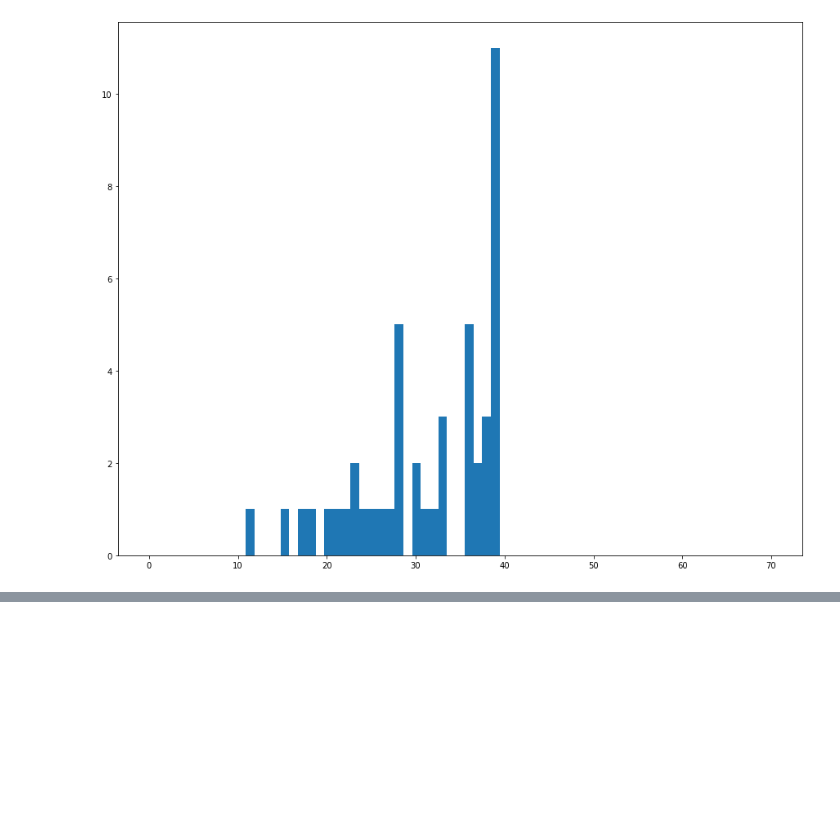
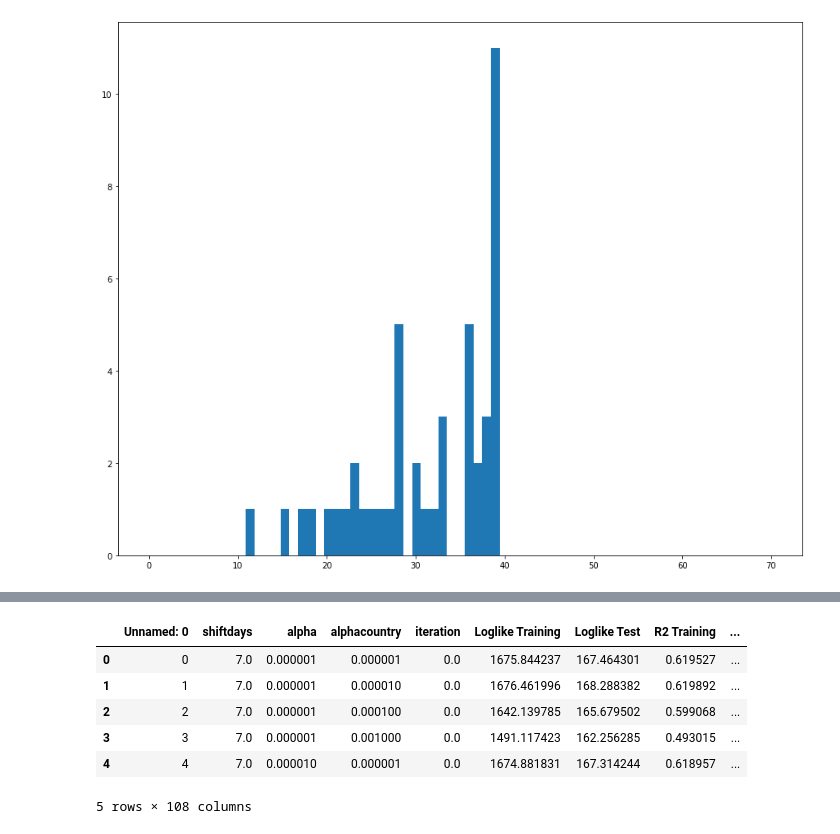
Before and after one commit to lukasgeyrhofer/corona, a Jupyter notebook: regression measures analysis.ipynb, the cells around one changed output, grey strips where cells are left out. Saved outputs shown, nothing was run; the diff lists cells and outputs as text; code cells hidden in the pictures; blank space fills up the shorter version.

```diff
--- a/regression measures analysis.ipynb
+++ b/regression measures analysis.ipynb
@@ -339,0 +511,10 @@ pickle.dump(model_singleC, open('pickle/model_singleC.pickle','wb'))
+# %%
+allres_da.head()
+# %% [output]
+|  | Unnamed: 0 | shiftdays | alpha | alphacountry | iteration | Loglike Training | Loglike Test | R2 Training | ... |
+| 0 | 0 | 7.0 | 0.000001 | 0.000001 | 0.0 | 1675.844237 | 167.464301 | 0.619527 | ... |
+| 1 | 1 | 7.0 | 0.000001 | 0.000010 | 0.0 | 1676.461996 | 168.288382 | 0.619892 | ... |
+| 2 | 2 | 7.0 | 0.000001 | 0.000100 | 0.0 | 1642.139785 | 165.679502 | 0.599068 | ... |
+| 3 | 3 | 7.0 | 0.000001 | 0.001000 | 0.0 | 1491.117423 | 162.256285 | 0.493015 | ... |
+| 4 | 4 | 7.0 | 0.000010 | 0.000001 | 0.0 | 1674.881831 | 167.314244 | 0.618957 | ... |
+5 rows × 108 columns
```
Also changed, not shown: parts of 6 cells of this notebook, 1 other file.
